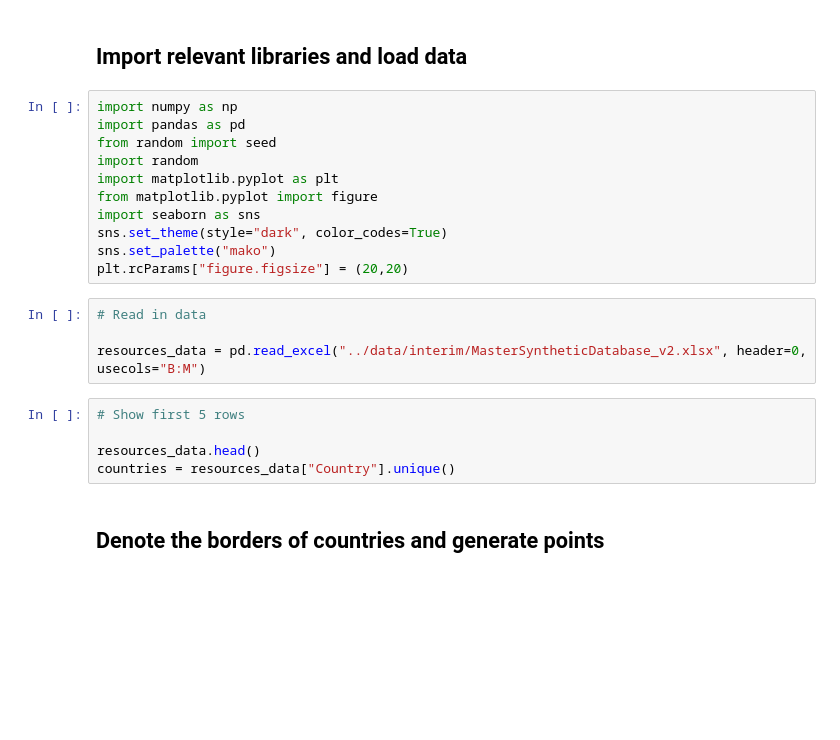
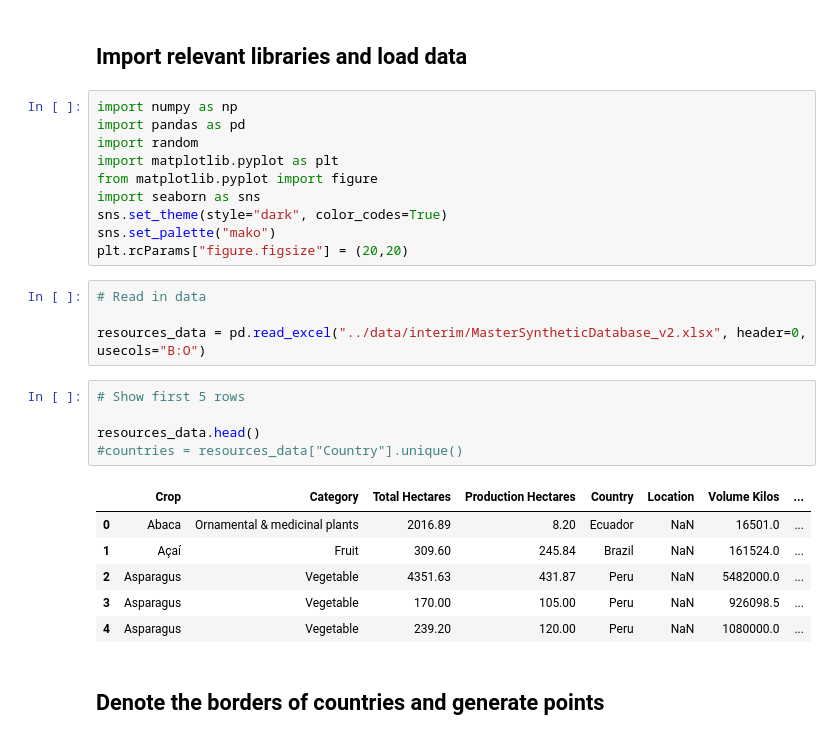
Before and after one commit to DE3Futures/forestDatabase, a Jupyter notebook: notebooks/3.0-cgb-pointgenerationforeachcrop.ipynb, the cells around one changed output. Saved outputs shown, nothing was run; the diff lists cells and outputs as text; blank space fills up the shorter version.

```diff
--- a/notebooks/3.0-cgb-pointgenerationforeachcrop.ipynb
+++ b/notebooks/3.0-cgb-pointgenerationforeachcrop.ipynb
@@ -5,7 +5,6 @@
 # %%
 import numpy as np
 import pandas as pd
-from random import seed
 import random
 import matplotlib.pyplot as plt
 from matplotlib.pyplot import figure
@@ -16,12 +15,19 @@ plt.rcParams["figure.figsize"] = (20,20)
 # %%
 # Read in data
 
-resources_data = pd.read_excel("../data/interim/MasterSyntheticDatabase_v2.xlsx", header=0, usecols="B:M")
+resources_data = pd.read_excel("../data/interim/MasterSyntheticDatabase_v2.xlsx", header=0, usecols="B:O")
 # %%
 # Show first 5 rows
 
 resources_data.head()
-countries = resources_data["Country"].unique()
+#countries = resources_data["Country"].unique()
+# %% [output]
+|  | Crop | Category | Total Hectares | Production Hectares | Country | Location | Volume Kilos | ... |
+| 0 | Abaca | Ornamental & medicinal plants | 2016.89 | 8.20 | Ecuador | NaN | 16501.0 | ... |
+| 1 | Açaí | Fruit | 309.60 | 245.84 | Brazil | NaN | 161524.0 | ... |
+| 2 | Asparagus | Vegetable | 4351.63 | 431.87 | Peru | NaN | 5482000.0 | ... |
+| 3 | Asparagus | Vegetable | 170.00 | 105.00 | Peru | NaN | 926098.5 | ... |
+| 4 | Asparagus | Vegetable | 239.20 | 120.00 | Peru | NaN | 1080000.0 | ... |
 # %% [markdown]
 ## Denote the borders of countries and generate points
 # %%
```
Also changed, not shown: parts of 2 cells of this notebook, 3 other files.
